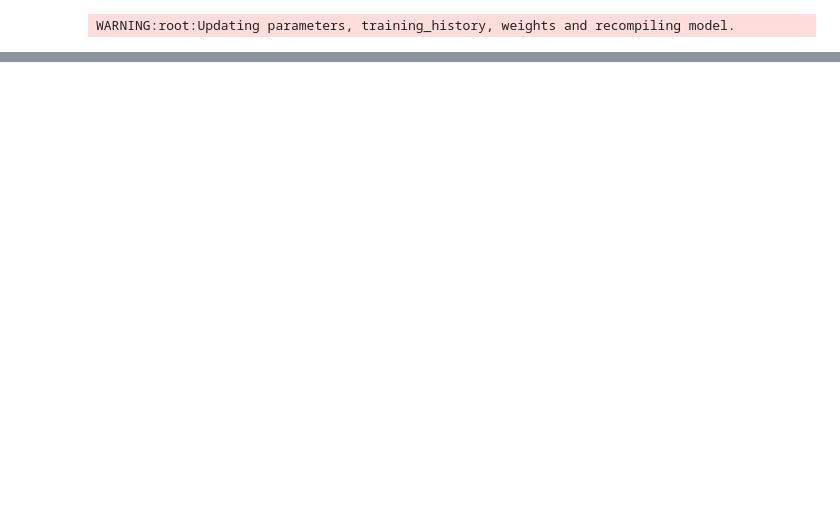
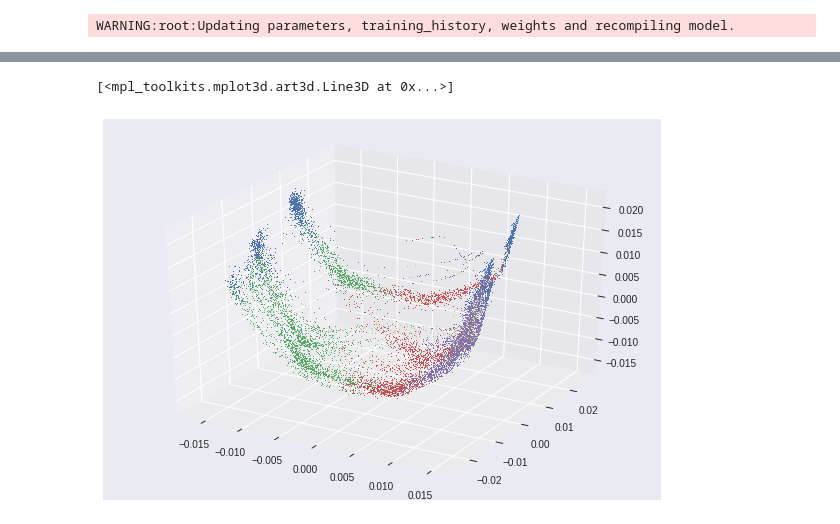
Before and after one commit to Kortelange/meta-reinforcement-learning, a Jupyter notebook: a2c_meta-alex.ipynb, the cells around one changed output, grey strips where cells are left out. Saved outputs shown, nothing was run; the diff lists cells and outputs as text; code cells hidden in the pictures; blank space fills up the shorter version.

```diff
--- a/a2c_meta-alex.ipynb
+++ b/a2c_meta-alex.ipynb
@@ -761,0 +752,17 @@ plt.bar(possible_actions,counts)
+# %%
+#Test at 3D (not interactive yet)
+pca3d = FastICA(n_components=3)
+X_new_3D = pca3d.fit_transform(X_vonmises)
+PC1,PC2,PC3 = X_new_3D[:,0], X_new_3D[:,1], X_new_3D[:,2]
+fig = plt.figure(figsize=(10,7))
+ax = fig.gca(projection='3d')
+
+
+plt.plot(PC1[actions_vonmises==0],PC2[actions_vonmises==0],PC3[actions_vonmises==0],',',label="Action 0")
+plt.plot(PC1[actions_vonmises==1],PC2[actions_vonmises==1],PC3[actions_vonmises==1],',',label="Action 1")
+plt.plot(PC1[actions_vonmises==2],PC2[actions_vonmises==2],PC3[actions_vonmises==2],',',label="Action 2")
+plt.plot(PC1[actions_vonmises==3],PC2[actions_vonmises==3],PC3[actions_vonmises==3],',',label="Action 3")
+plt.plot(PC1[actions_vonmises==4],PC2[actions_vonmises==4],PC3[actions_vonmises==4],',',label="Action 4")
+# %% [output]
+[<mpl_toolkits.mplot3d.art3d.Line3D at 0x...>]
+[figure, added]
```
Also changed, not shown: parts of 7 cells of this notebook, 1 other file.
